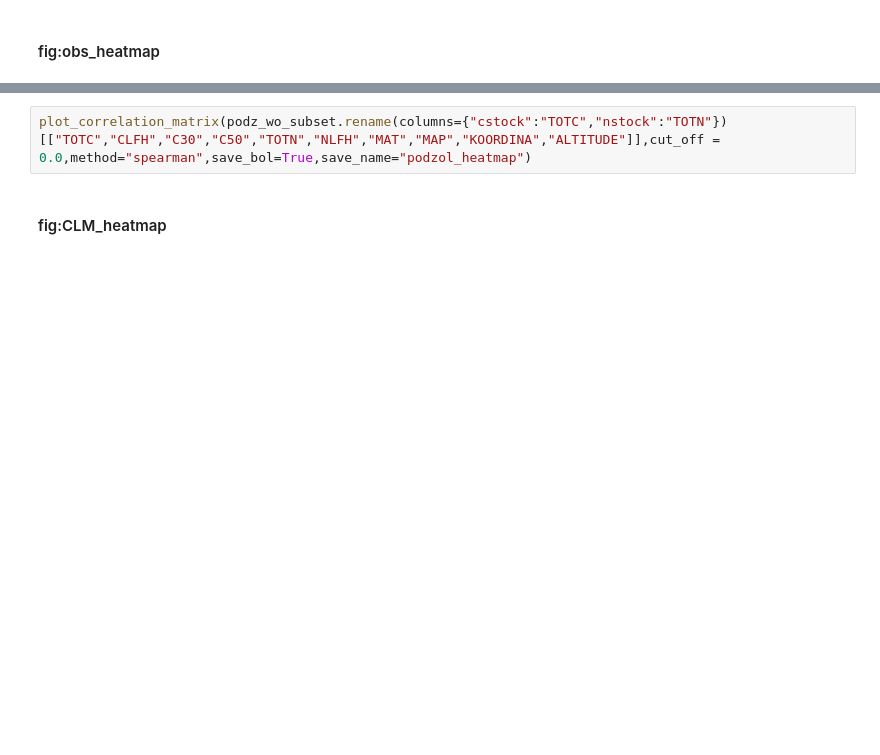
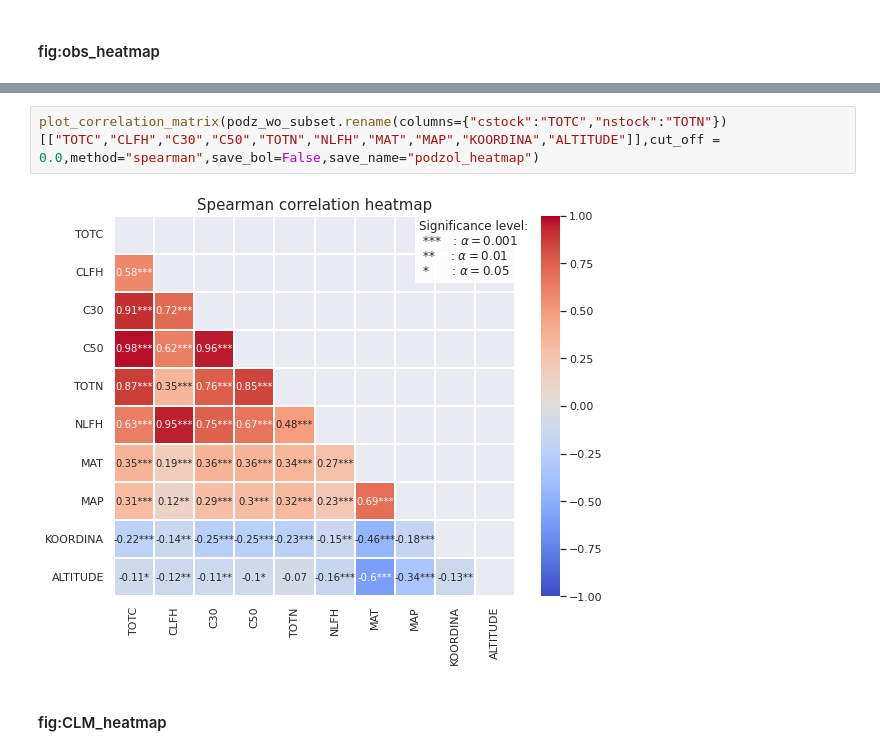
Before and after one commit to ecaas/MIMICSplus, a Jupyter notebook: doc/model_paper_plots_and_analysis.ipynb, the cells around one changed output, grey strips where cells are left out. Saved outputs shown, nothing was run; the diff lists cells and outputs as text; blank space fills up the shorter version.

```diff
--- a/doc/model_paper_plots_and_analysis.ipynb
+++ b/doc/model_paper_plots_and_analysis.ipynb
@@ -898,5 +1175,7 @@ plot_correlation_matrix(obs_subset.rename(columns={"cstock":"TOTC","nstock":"TOT
 # %%
-plot_correlation_matrix(podz_wo_subset.rename(columns={"cstock":"TOTC","nstock":"TOTN"})[["TOTC","CLFH","C30","C50","TOTN","NLFH","MAT","MAP","KOORDINA","ALTITUDE"]],cut_off = 0.0,method="spearman",save_bol=True,save_name="podzol_heatmap")
+plot_correlation_matrix(podz_wo_subset.rename(columns={"cstock":"TOTC","nstock":"TOTN"})[["TOTC","CLFH","C30","C50","TOTN","NLFH","MAT","MAP","KOORDINA","ALTITUDE"]],cut_off = 0.0,method="spearman",save_bol=False,save_name="podzol_heatmap")
+# %% [output]
+[figure, added]
 # %% [markdown]
 #### fig:CLM_heatmap
 # %%
```
Also changed, not shown: parts of 42 cells of this notebook, 4 other files.
